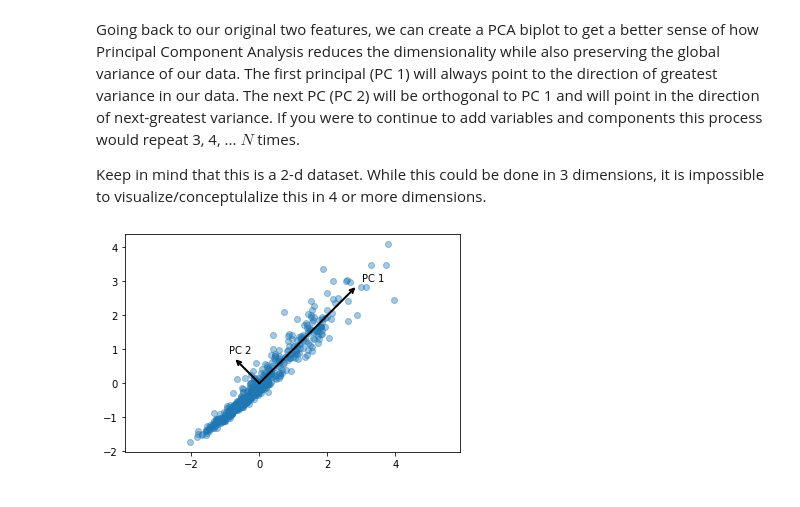
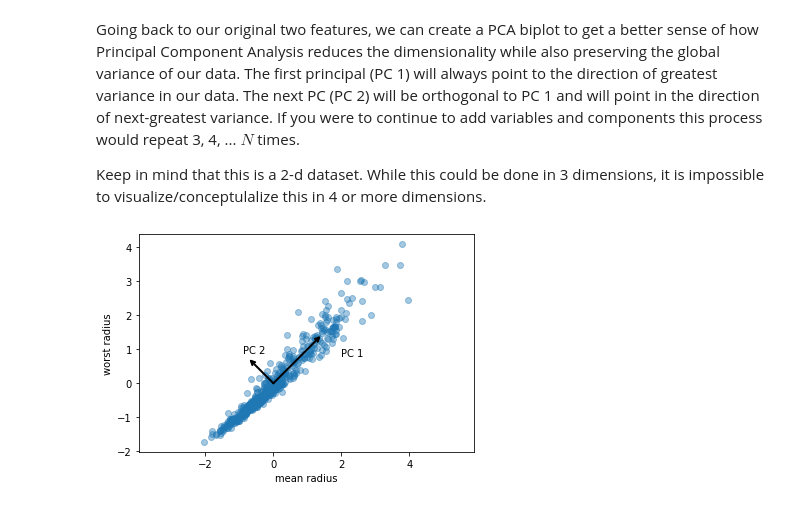
Before and after one commit to Tstrebe2/colab-notebooks, a Jupyter notebook: pca-from-scratch-demonstration.ipynb, the cells around one changed output. Cells and saved outputs as stored; diff of their text form; code cells hidden in the pictures.

```diff
--- a/pca-from-scratch-demonstration.ipynb
+++ b/pca-from-scratch-demonstration.ipynb
@@ -44,13 +44,15 @@ When a matrix is mean-centered on and of unit variance, the dot product of the m
 # Lets mean-center our variables so that the principal component space
 # is also mean-centered
 A = X[features].values - X[features].values.mean(axis=0)
-# We're going to scale our solution so that it is scale-invariant.
-Z = A/A.std(axis=0)
-
+# We're going to scale our solution so that we can easily compute
+# the covariance matrix
+Z = A / A.std(axis=0)
 cov = (Z.T @ Z)
 # We will min-max scale the covariance metrix to get the
 # ratio of covariance between each variable which is essentially a correlation matrix.
-cov / cov.max()
+cov /= cov.max()
+
+cov
 # %% [output]
 array([[1.        , 0.96953897],
        [0.96953897, 1.        ]])
@@ -66,5 +68,5 @@ For PCA, we'll compute the eigenvalues which we can use to compute the percentag
 # %%
-eig_values, eig_vectors = np.linalg.eig(Z.T @ Z)
+eig_values, eig_vectors = np.linalg.eig(cov)
 # Now lets get the order (largest to smallest) of the eigenvectors so we have an ordering of our principal components
 sort_ix = np.argsort(-eig_values)
 # We'll order our principal components according to our eigenvalues
@@ -75,6 +77,7 @@ p_scores_1 = p_components[0] @ Z.T
 p_scores_2 = p_components[1] @ Z.T
 all_pscores = np.hstack((p_scores_1.reshape(-1, 1), p_scores_2.reshape(-1, 1)))
 
+print('explained variance of the two PCs: {}'.format(eig_values))
 print('explained variance ratio of the first two components: {}'.format((eig_values/eig_values.sum())[:2]))
 print('first prinicpal component values {}'.format(p_components[0, :5]))
 print('first five principal scores of the first principal component {}'.format(all_pscores[:5, 0]))
@@ -102,26 +107,30 @@ Keep in mind that this is a 2-d dataset. While this could be done in 3 dimension
 # %%
 pc1 = p_components[0]
 pc2 = p_components[1]
-
 # We need to mean-center the data so that we can
 # accurately portray the origin of PCA (which is 0)
 # Since we scaled our original data to unit variance, we will also do the
 # same here so that our plot can maintain proportionality.
 x = (X[features[0]] - X[features[0]].mean()) / X[features[0]].std()
 y = (X[features[1]] - X[features[1]].mean()) / X[features[1]].std()
 
 arrowprops=dict(arrowstyle='->',
                 linewidth=2,
                 shrinkA=0,
                 shrinkB=0)
 
 plt.scatter(x, y, alpha=.4)
 
-plt.annotate('', xy=pc1 * 4, xytext=np.zeros(2), arrowprops=arrowprops)
-plt.annotate('PC 1', xy=pc1 * 4, xytext=pc1 * 4.25)
+plt.annotate('', xy=pc1 * eig_values[0], xytext=np.zeros(2), arrowprops=arrowprops)
+plt.annotate('PC 1', xy=pc1 * eig_values[0], xytext=(2, .8))
 plt.annotate('', xy=pc2, xytext=np.zeros(2), arrowprops=arrowprops)
 plt.annotate('PC 2', xy=pc2, xytext=pc2*1.25)
+
+plt.xlabel(features[0])
+plt.ylabel(features[1])
+
 plt.axis('equal')
+
 plt.show()
 # %% [output]
-[figure, old version]
+[figure, new version]
```
Also changed, not shown: parts of 5 cells of this notebook.
